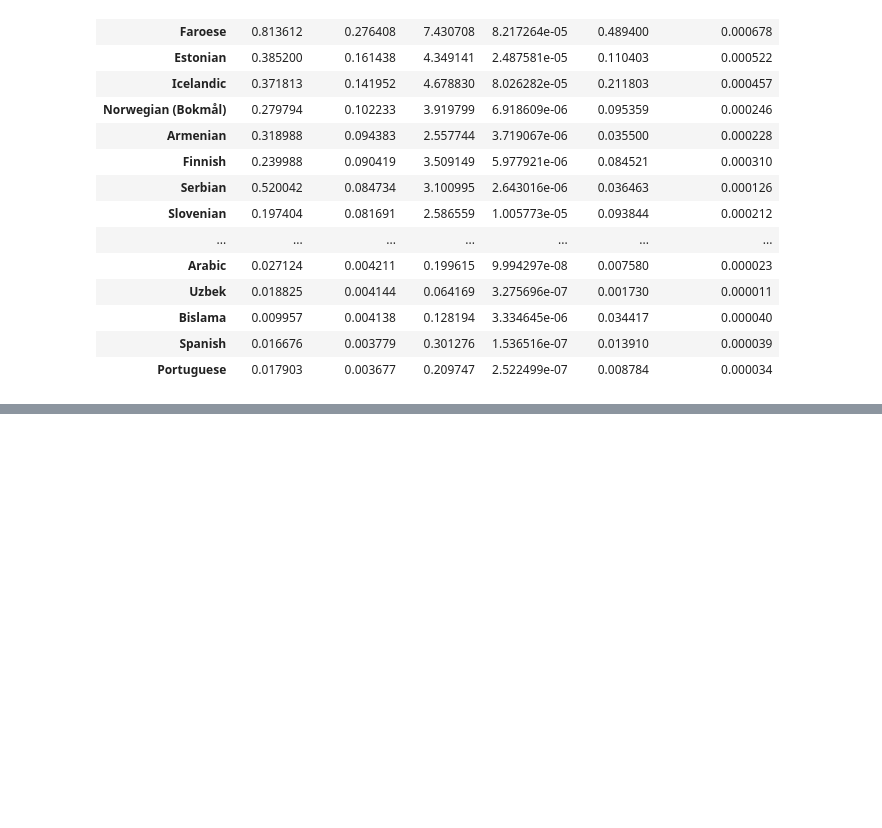
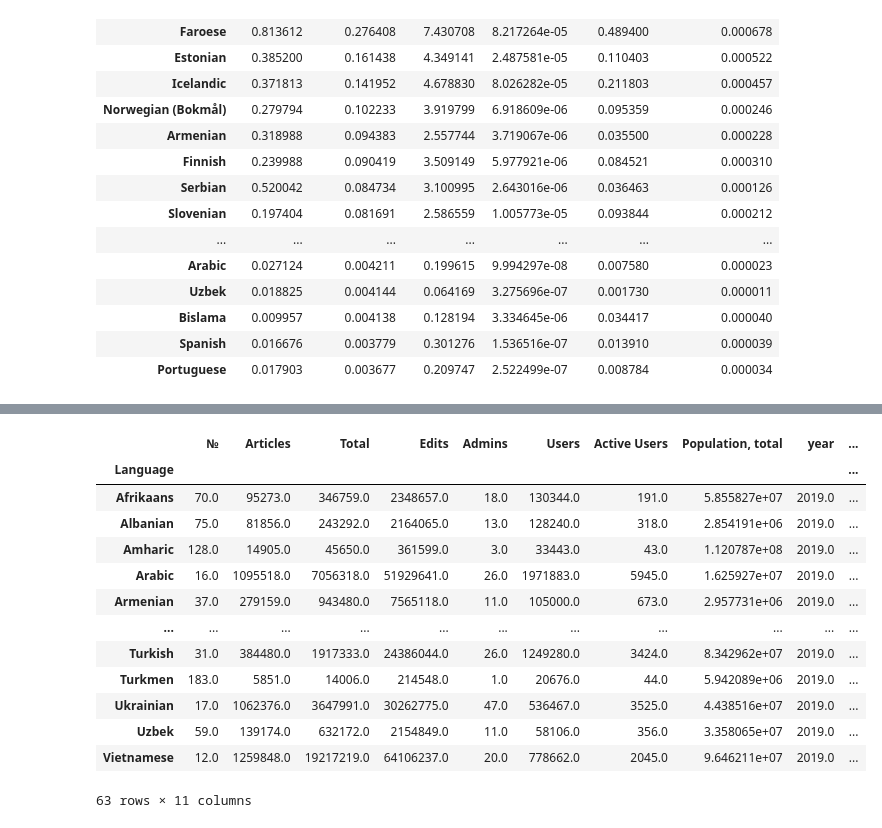
Before and after one commit to maydinn/python_lessons_notes, a Jupyter notebook: nlp.ipynb, the cells around one changed output, grey strips where cells are left out. Saved outputs shown, nothing was run; the diff lists cells and outputs as text; code cells hidden in the pictures; blank space fills up the shorter version.

```diff
--- a/nlp.ipynb
+++ b/nlp.ipynb
@@ -506,0 +526,23 @@ df_wiki_ratio.sort_values('ratio_Articles', ascending=False).head(50)
+# %%
+ca=pd.merge(last, hdi,left_on='name', right_on='country')
+# %%
+ca['score']=ca.score.astype('float')
+# %%
+ca['rank']=ca['rank'].astype('int')
+# %%
+ca.groupby('Language').mean()
+# %% [output]
+|  | № | Articles | Total | Edits | Admins | Users | Active Users | Population, total | year | ... |
+| Language |  |  |  |  |  |  |  |  |  | ... |
+| Afrikaans | 70.0 | 95273.0 | 346759.0 | 2348657.0 | 18.0 | 130344.0 | 191.0 | 5.855827e+07 | 2019.0 | ... |
+| Albanian | 75.0 | 81856.0 | 243292.0 | 2164065.0 | 13.0 | 128240.0 | 318.0 | 2.854191e+06 | 2019.0 | ... |
+| Amharic | 128.0 | 14905.0 | 45650.0 | 361599.0 | 3.0 | 33443.0 | 43.0 | 1.120787e+08 | 2019.0 | ... |
+| Arabic | 16.0 | 1095518.0 | 7056318.0 | 51929641.0 | 26.0 | 1971883.0 | 5945.0 | 1.625927e+07 | 2019.0 | ... |
+| Armenian | 37.0 | 279159.0 | 943480.0 | 7565118.0 | 11.0 | 105000.0 | 673.0 | 2.957731e+06 | 2019.0 | ... |
+| ... | ... | ... | ... | ... | ... | ... | ... | ... | ... | ... |
+| Turkish | 31.0 | 384480.0 | 1917333.0 | 24386044.0 | 26.0 | 1249280.0 | 3424.0 | 8.342962e+07 | 2019.0 | ... |
+| Turkmen | 183.0 | 5851.0 | 14006.0 | 214548.0 | 1.0 | 20676.0 | 44.0 | 5.942089e+06 | 2019.0 | ... |
+| Ukrainian | 17.0 | 1062376.0 | 3647991.0 | 30262775.0 | 47.0 | 536467.0 | 3525.0 | 4.438516e+07 | 2019.0 | ... |
+| Uzbek | 59.0 | 139174.0 | 632172.0 | 2154849.0 | 11.0 | 58106.0 | 356.0 | 3.358065e+07 | 2019.0 | ... |
+| Vietnamese | 12.0 | 1259848.0 | 19217219.0 | 64106237.0 | 20.0 | 778662.0 | 2045.0 | 9.646211e+07 | 2019.0 | ... |
+63 rows × 11 columns
```
Also changed, not shown: parts of 6 cells of this notebook, 3 other files.
